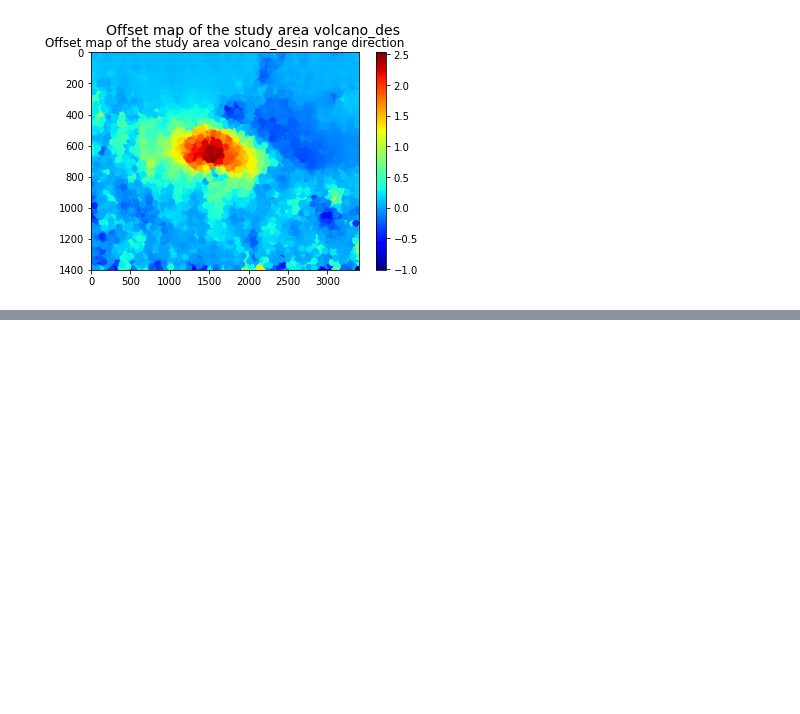
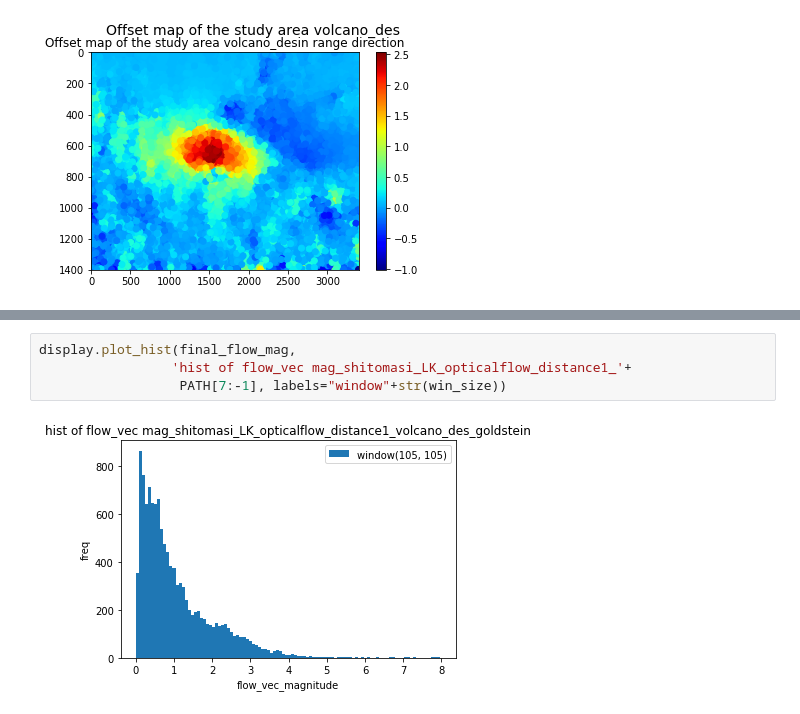
Before and after one commit to RaziehHosseini/Optical-flow, a Jupyter notebook: lukas-kanade.ipynb, the cells around one changed output, grey strips where cells are left out. Drawn from its saved outputs; the diff is of its cells as text; blank space fills up the shorter version.

```diff
--- a/lukas-kanade.ipynb
+++ b/lukas-kanade.ipynb
@@ -127,0 +220,6 @@ display.scatter_flow_vec(my_img_master, flow_vec[:,0], corners, path=PATH[7:-1],
+# %%
+display.plot_hist(final_flow_mag,
+                 'hist of flow_vec mag_shitomasi_LK_opticalflow_distance1_'+
+                  PATH[7:-1], labels="window"+str(win_size))
+# %% [output]
+[figure, added]
```
Also changed, not shown: parts of 8 cells of this notebook.
